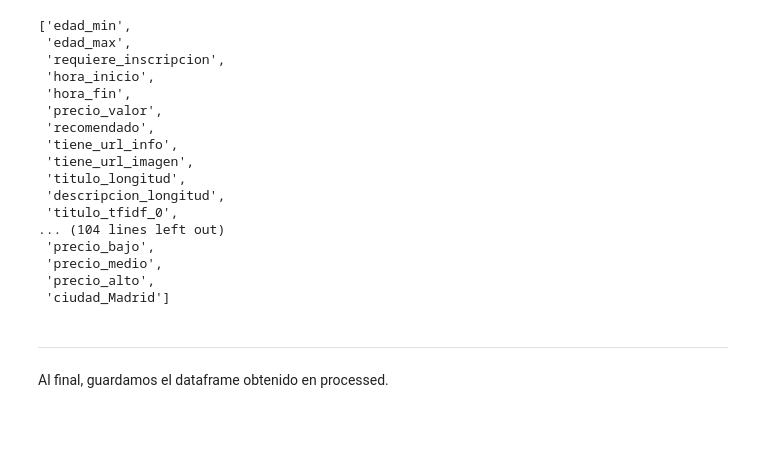
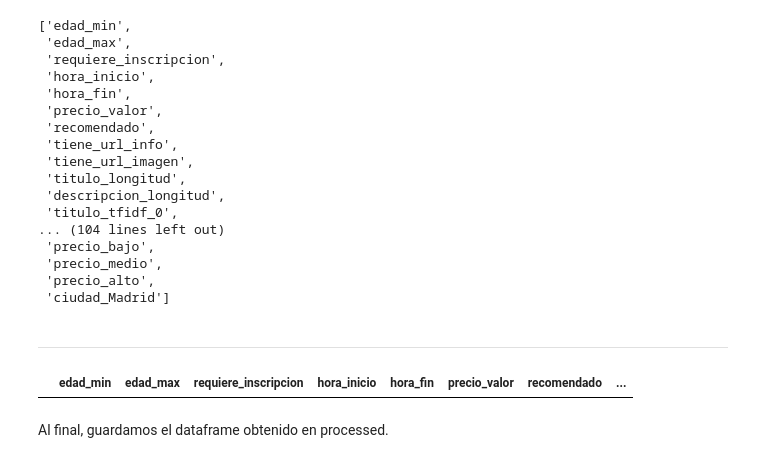
Before and after one commit to abdonrb/desafio_tripulaciones, a Jupyter notebook: notebooks/05_Datos_Detallados_Actividades_Infantiles_Madrid_WS_agv.ipynb, the cells around one changed output. Cells and saved outputs as stored; diff of their text form; code cells hidden in the pictures; blank space fills up the shorter version.

```diff
--- a/notebooks/05_Datos_Detallados_Actividades_Infantiles_Madrid_WS_agv.ipynb
+++ b/notebooks/05_Datos_Detallados_Actividades_Infantiles_Madrid_WS_agv.ipynb
@@ -1692,6 +1692,10 @@ df_procesado_ml.columns.tolist()
  'ciudad_Madrid']
 # %% [markdown]
 ______________________________________
+# %%
+df_procesado_ml[df_procesado_ml.isnull().any(axis=1)]
+# %% [output]
+|  | edad_min | edad_max | requiere_inscripcion | hora_inicio | hora_fin | precio_valor | recomendado | ... |
 # %% [markdown]
 Al final, guardamos el dataframe obtenido en processed.
 # %%
```
Also changed, not shown: 3 other files.
